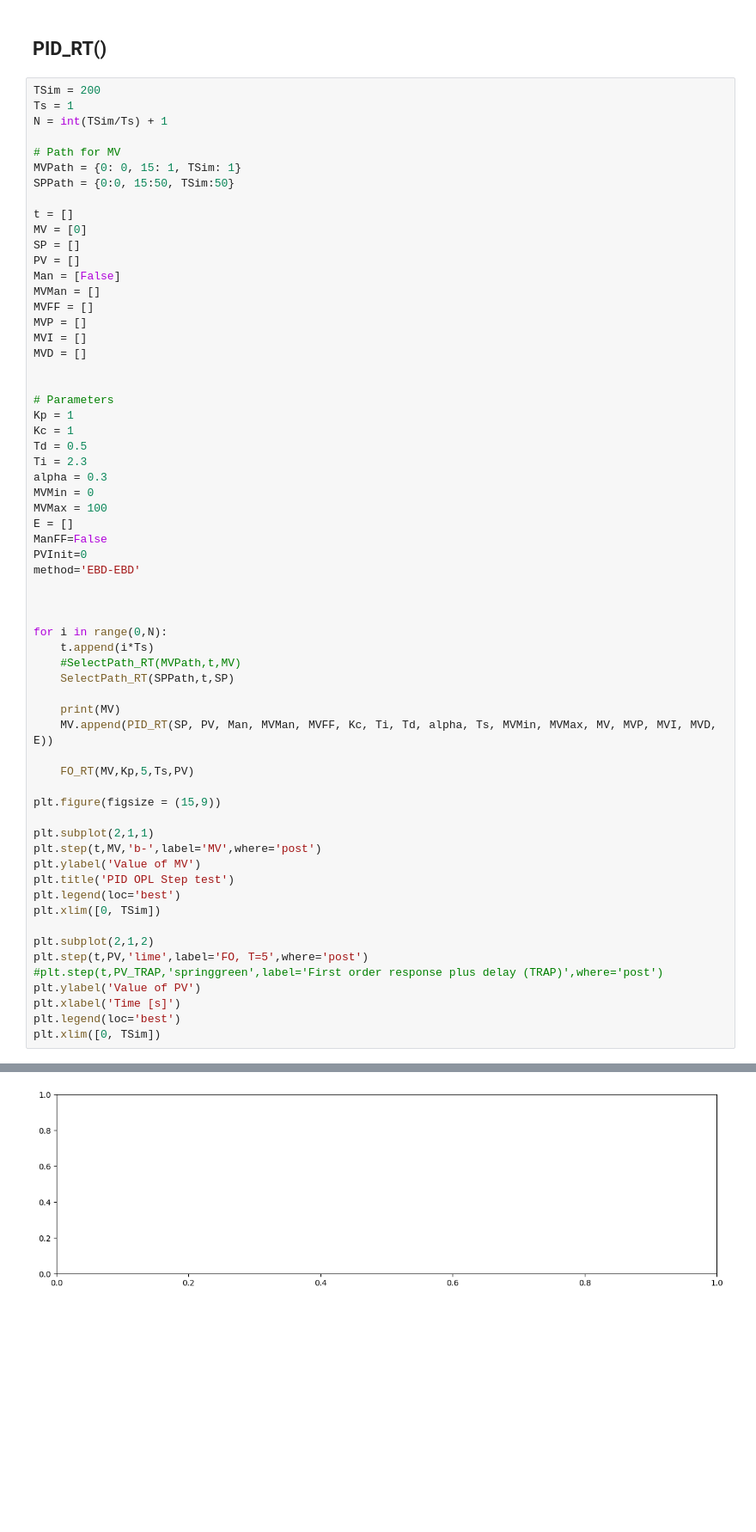
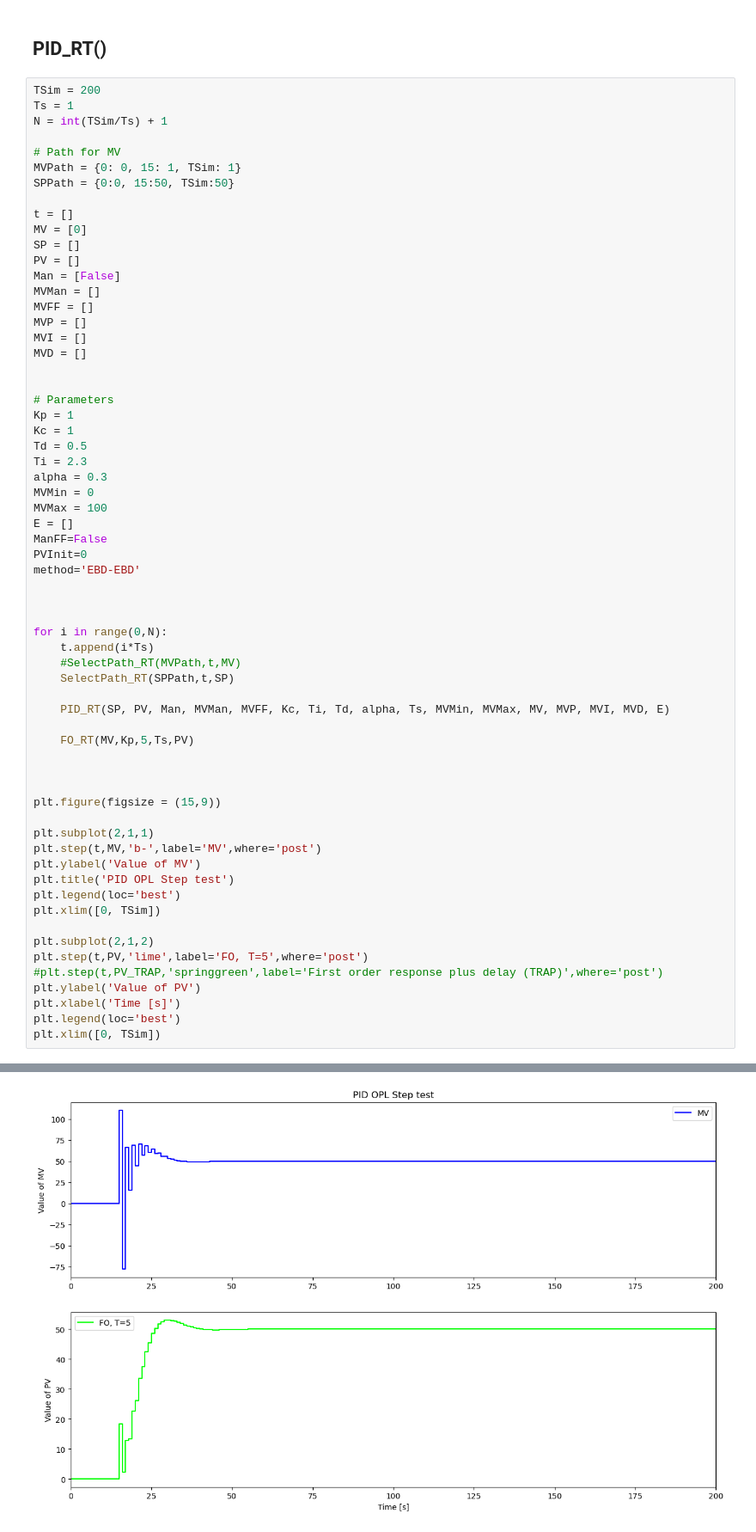
Before and after one commit to ARTHURVANBELLE/Control_Theory, a Jupyter notebook: package_LAB.ipynb, the cells around one changed output, grey strips where cells are left out. Shown at 86% size. Cells and saved outputs as stored; diff of their text form; blank space fills up the shorter version.

```diff
--- a/package_LAB.ipynb
+++ b/package_LAB.ipynb
@@ -115,10 +115,11 @@ for i in range(0,N):
     #SelectPath_RT(MVPath,t,MV)
     SelectPath_RT(SPPath,t,SP)
 
-    print(MV)
-    MV.append(PID_RT(SP, PV, Man, MVMan, MVFF, Kc, Ti, Td, alpha, Ts, MVMin, MVMax, MV, MVP, MVI, MVD, E))
+    PID_RT(SP, PV, Man, MVMan, MVFF, Kc, Ti, Td, alpha, Ts, MVMin, MVMax, MV, MVP, MVI, MVD, E)
 
     FO_RT(MV,Kp,5,Ts,PV)
+
+
 
 plt.figure(figsize = (15,9))
 
@@ -158 +142 @@ ValueError: x and y must have same first dimension, but have shapes (201,) and (
-[figure, old version]
+[figure, new version]
```
Also changed, not shown: parts of 1 cell of this notebook, 1 other file.
